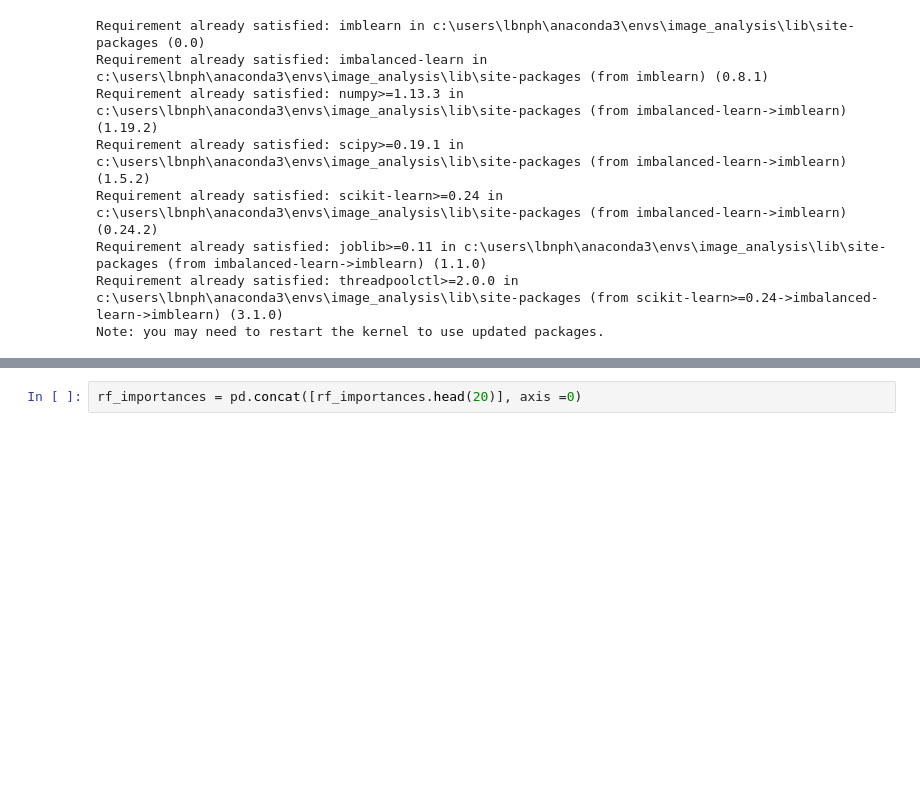
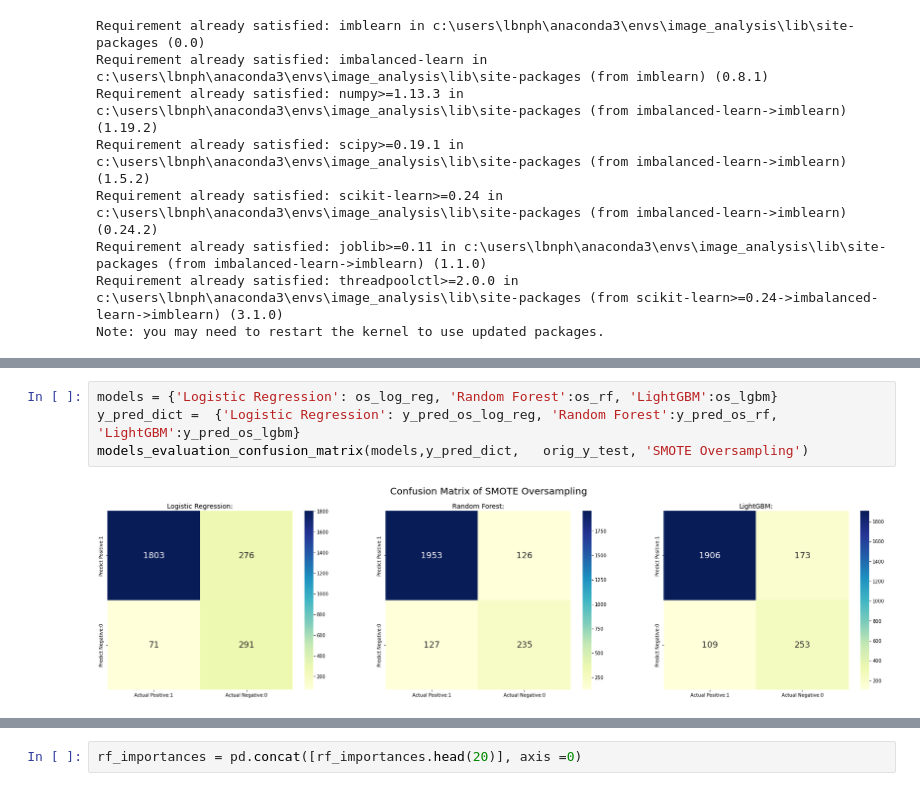
Before and after one commit to LBNphoenix/Aicadium_code, a Jupyter notebook: Aicadium_code.ipynb, the cells around one changed output, grey strips where cells are left out. Drawn from its saved outputs; the diff is of its cells as text; blank space fills up the shorter version.

```diff
--- a/Aicadium_code.ipynb
+++ b/Aicadium_code.ipynb
@@ -589,0 +618,6 @@ rf_importances = rf_importances.sort_values(by='Importance', ascending=False)
+# %%
+models = {'Logistic Regression': os_log_reg, 'Random Forest':os_rf, 'LightGBM':os_lgbm}
+y_pred_dict =  {'Logistic Regression': y_pred_os_log_reg, 'Random Forest':y_pred_os_rf, 'LightGBM':y_pred_os_lgbm}
+models_evaluation_confusion_matrix(models,y_pred_dict,   orig_y_test, 'SMOTE Oversampling')
+# %% [output]
+[figure, added]
```
Also changed, not shown: parts of 85 cells of this notebook.
